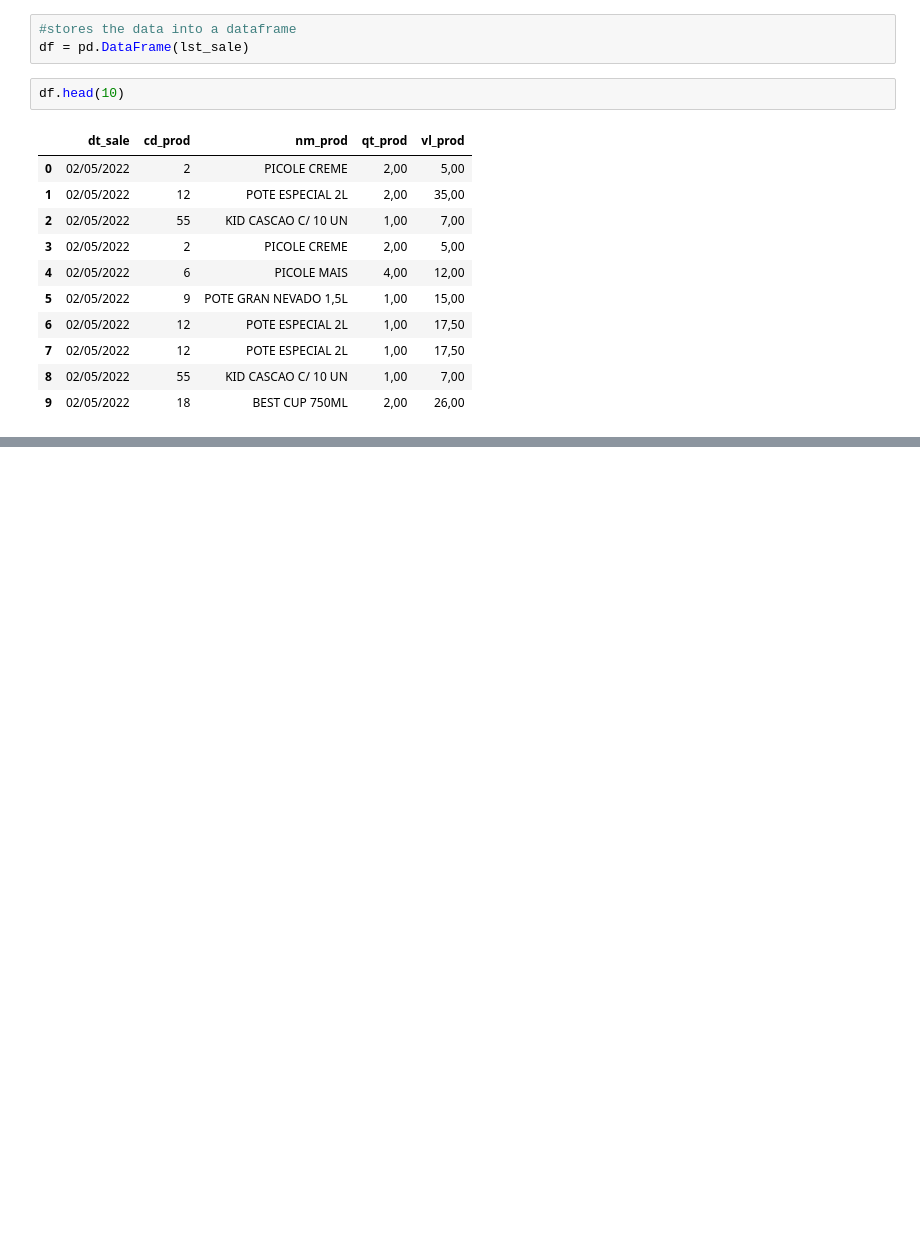
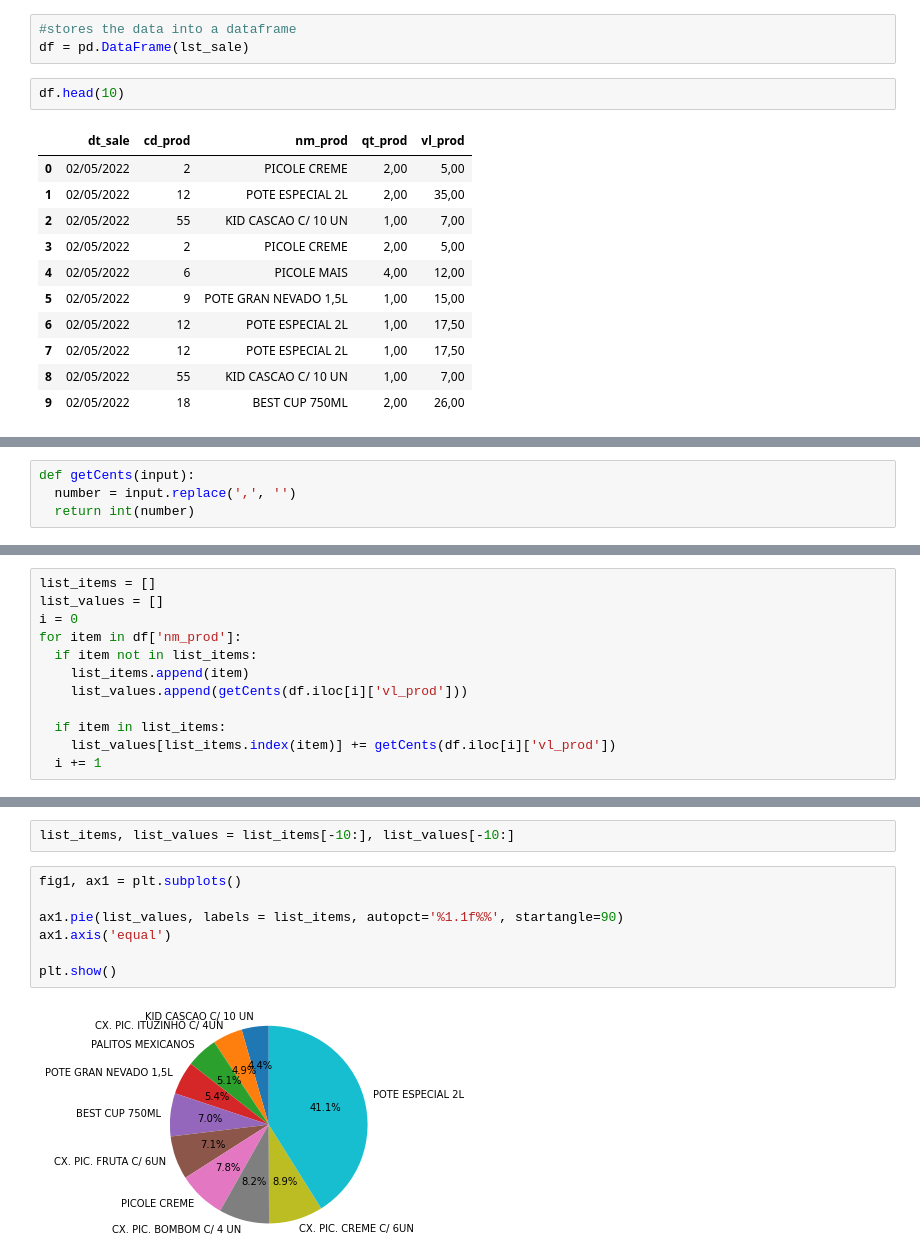
Before and after one commit to gabrielterceiro/ReadPDF, a Jupyter notebook: sale_extract.ipynb, the cells around one changed output, grey strips where cells are left out. Saved outputs shown, nothing was run; the diff lists cells and outputs as text; blank space fills up the shorter version.

```diff
--- a/sale_extract.ipynb
+++ b/sale_extract.ipynb
@@ -70,0 +89,4 @@ df.head(10)
+# %%
+def getCents(input):
+  number = input.replace(',', '')
+  return int(number)
@@ -70,0 +141,12 @@ df.head(10)
+# %%
+list_items = []
+list_values = []
+i = 0
+for item in df['nm_prod']:
+  if item not in list_items:
+    list_items.append(item)
+    list_values.append(getCents(df.iloc[i]['vl_prod']))
+
+  if item in list_items:
+    list_values[list_items.index(item)] += getCents(df.iloc[i]['vl_prod'])
+  i += 1
@@ -70,0 +170,11 @@ df.head(10)
+# %%
+list_items, list_values = list_items[-10:], list_values[-10:]
+# %%
+fig1, ax1 = plt.subplots()
+
+ax1.pie(list_values, labels = list_items, autopct='%1.1f%%', startangle=90)
+ax1.axis('equal')
+
+plt.show()
+# %% [output]
+[figure, added]
```
Also changed, not shown: parts of 12 cells of this notebook.
